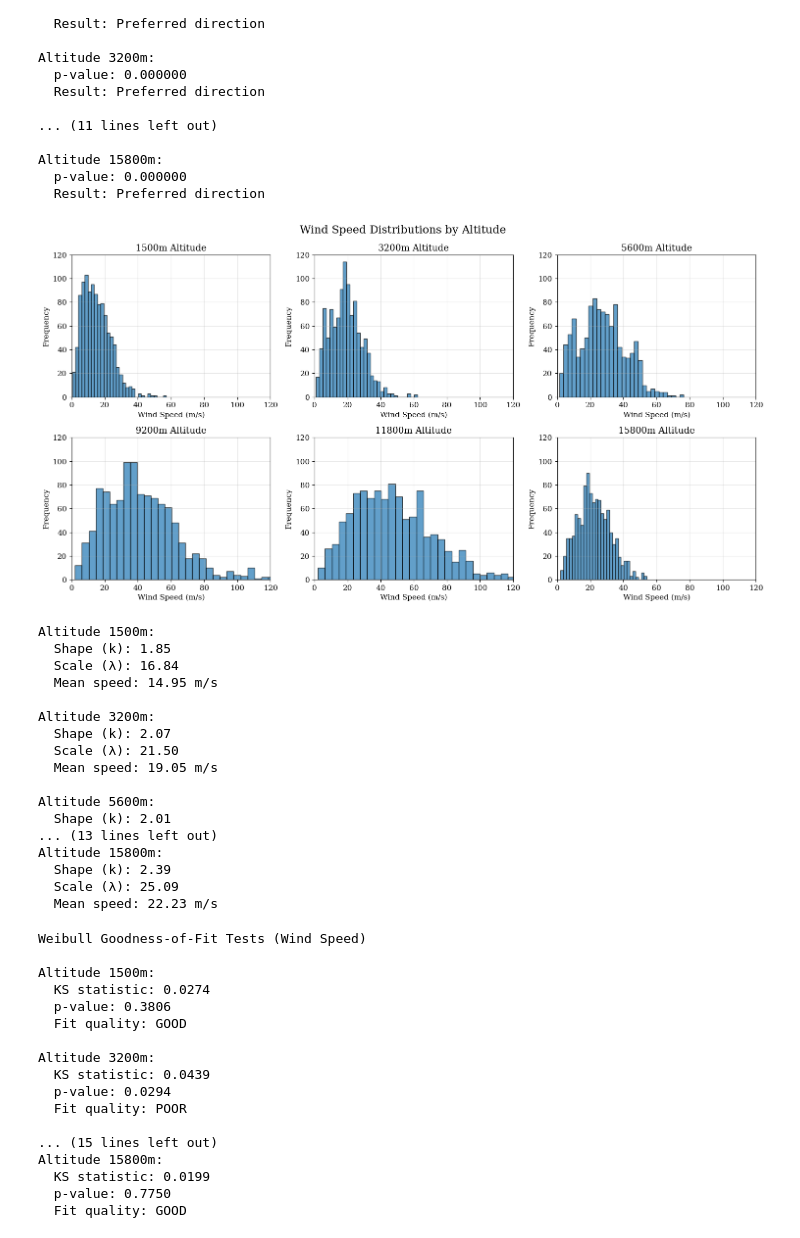
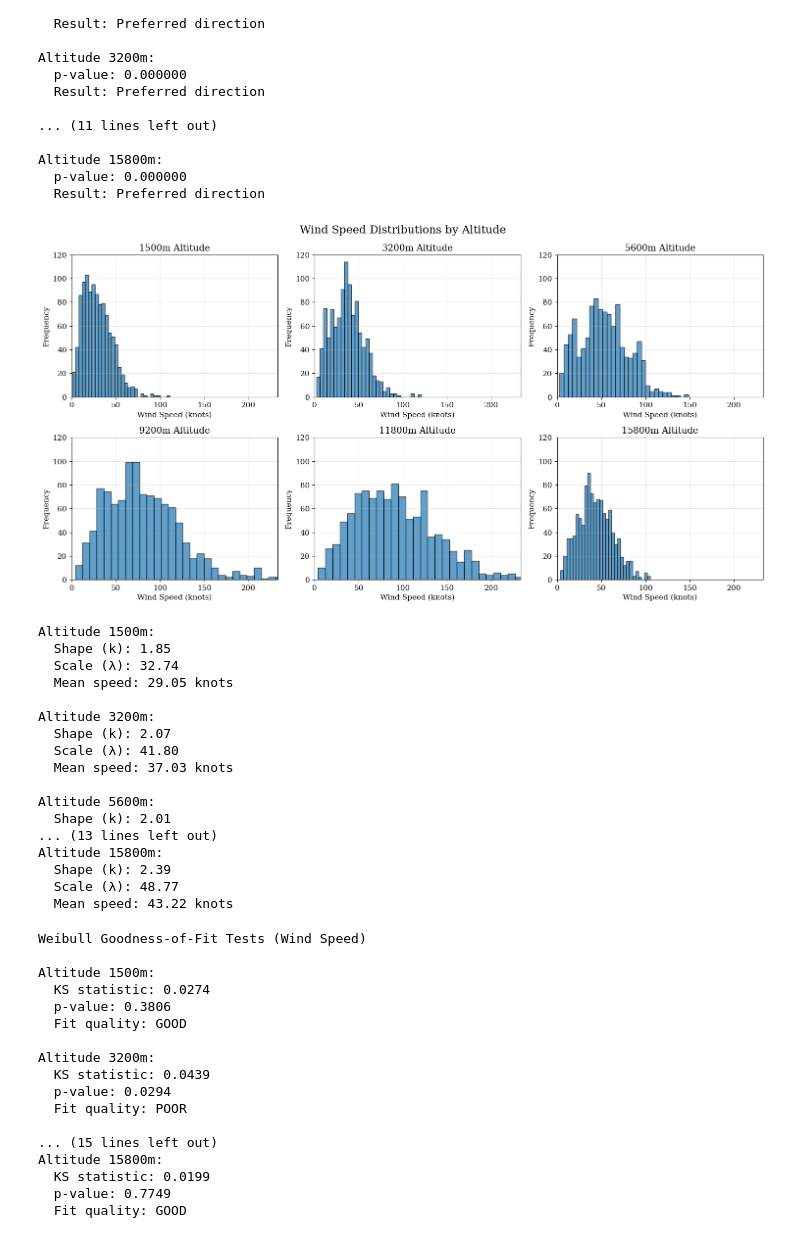
Before and after one commit to pwang-eng/wind-altitude-profiling, a Jupyter notebook: dispersion_analysis.ipynb, the cells around one changed output. Saved outputs shown, nothing was run; the diff lists cells and outputs as text; code cells hidden in the pictures.

```diff
--- a/dispersion_analysis.ipynb
+++ b/dispersion_analysis.ipynb
@@ -16,6 +16,10 @@ plt.rcParams.update({
 
 df = pd.read_csv(r'c:\Users\patri\Downloads\sim_parameters_historical_combined.csv')
 
+# Convert wind speed columns from m/s to knots
+speed_cols = [col for col in df.columns if col.isdigit()]
+df[speed_cols] = df[speed_cols] * 1.94384
+
 # Wind direction vector averaging functions
 
 def average_direction(degree_list):
@@ -33,6 +37,7 @@ def wind_vector_by_altitude(df, altitude):
     speed = str(altitude)
 
     avg_direction = average_direction(df[direction_col].tolist())
+
     avg_speed = df[speed].mean()
 
     return (avg_direction, avg_speed)
@@ -176,7 +181,7 @@ for i, alt in enumerate(altitudes):
     axes[i].set_ylabel('Frequency')
     axes[i].set_title(f'{alt}m Altitude')
     axes[i].grid(True, alpha=0.3)
-    axes[i].set_ylim(0, 200)
+    axes[i].set_ylim(0, 150)
 
 plt.suptitle('Wind Direction Distributions by Altitude', fontsize=16)
 plt.tight_layout()
@@ -270,27 +275,27 @@ Altitude 15800m:
 # %%
 # Distribution of wind speeds at different altitudes
 
 altitudes = [1500, 3200, 5600, 9200, 11800, 15800]
 
 fig, axes = plt.subplots(2, 3, figsize=(15, 8))
 axes = axes.flatten()
 
 for i, alt in enumerate(altitudes):
     speeds = df[str(alt)].dropna()
     axes[i].hist(speeds, bins=30, edgecolor='black', alpha=0.7)
-    axes[i].set_xlabel('Wind Speed (m/s)')
+    axes[i].set_xlabel('Wind Speed (knots)')
     axes[i].set_ylabel('Frequency')
     axes[i].set_title(f'{alt}m Altitude')
     axes[i].grid(True, alpha=0.3)
-    axes[i].set_xlim(0, 120)
+    axes[i].set_xlim(0, 233)
     axes[i].set_ylim(0, 120)
 
 plt.suptitle('Wind Speed Distributions by Altitude', fontsize=16)
 plt.tight_layout()
 plt.savefig('plots/wind_speed_distributions_by_altitude.png', dpi=300, bbox_inches='tight')
 plt.show()
 # %% [output]
-[figure, old version]
+[figure, new version]
 # %%
 from scipy.stats import weibull_min
 
@@ -307,26 +312,26 @@ for alt in altitudes:
     print(f"Altitude {alt}m:")
     print(f"  Shape (k): {shape:.2f}")
     print(f"  Scale (λ): {scale:.2f}")
-    print(f"  Mean speed: {speeds.mean():.2f} m/s")
+    print(f"  Mean speed: {speeds.mean():.2f} knots")
     print()
 # %% [output]
 Altitude 1500m:
   Shape (k): 1.85
-  Scale (λ): 16.84
-  Mean speed: 14.95 m/s
+  Scale (λ): 32.74
+  Mean speed: 29.05 knots
 
 Altitude 3200m:
   Shape (k): 2.07
-  Scale (λ): 21.50
-  Mean speed: 19.05 m/s
+  Scale (λ): 41.80
+  Mean speed: 37.03 knots
 
 Altitude 5600m:
   Shape (k): 2.01
 ... (13 lines left out)
 Altitude 15800m:
   Shape (k): 2.39
-  Scale (λ): 25.09
-  Mean speed: 22.23 m/s
+  Scale (λ): 48.77
+  Mean speed: 43.22 knots
 # %%
 # Kolmogorov-Smirnov test for Weibull fit
 
@@ -363,7 +368,7 @@ Altitude 3200m:
 ... (15 lines left out)
 Altitude 15800m:
   KS statistic: 0.0199
-  p-value: 0.7750
+  p-value: 0.7749
   Fit quality: GOOD
 # %%
 # Analysis of wind speed distribution at 3200m and 5600m, to investigate outlier behaviour
```
Also changed, not shown: parts of 5 cells of this notebook, 5 other files.
